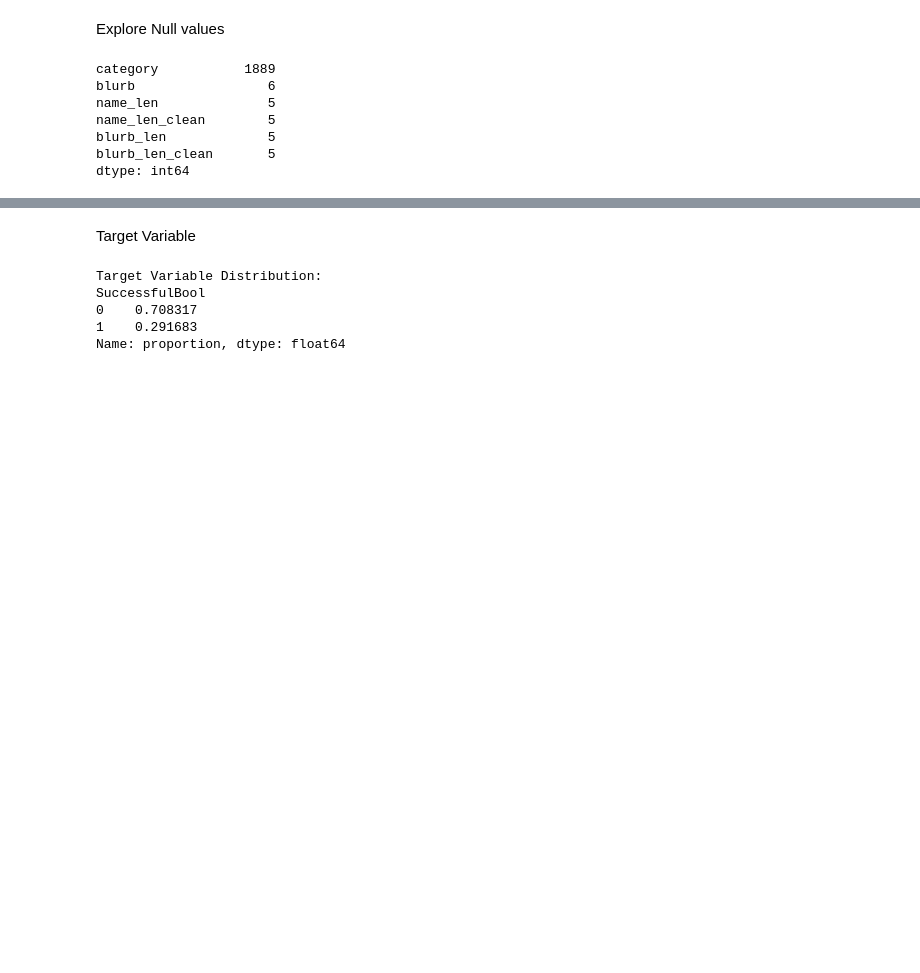
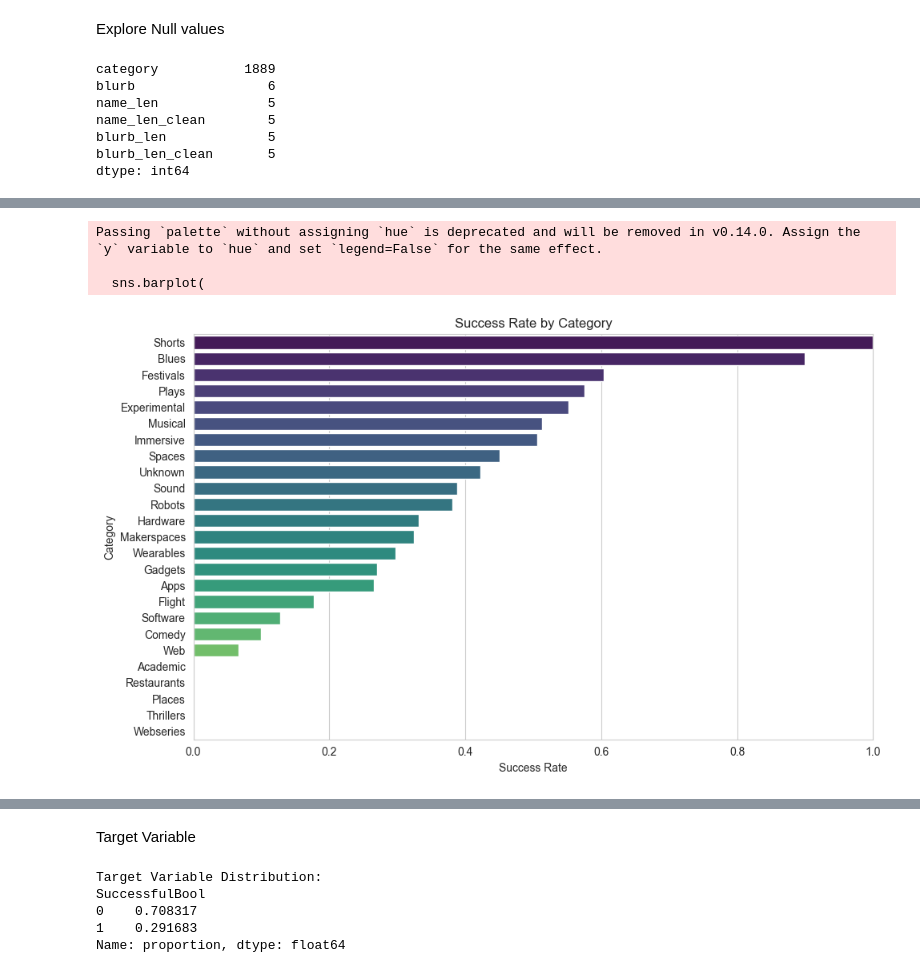
Before and after one commit to zarahtau/kickstarter-project-success-predictions, a Jupyter notebook: notebooks/eda.ipynb, the cells around one changed output, grey strips where cells are left out. Drawn from its saved outputs; the diff is of its cells as text; code cells hidden in the pictures; blank space fills up the shorter version.

Commit message:
Updated categories null and tfidf

```diff
--- a/notebooks/eda.ipynb
+++ b/notebooks/eda.ipynb
@@ -528,17 +509,3 @@ df.loc[mask_blurb_len, 'blurb_len'] = df.loc[mask_blurb_len, 'blurb'].apply(len)
 
 mask_blurb_len_clean = df['blurb_len_clean'].isnull()
 df.loc[mask_blurb_len_clean, 'blurb_len_clean'] = df.loc[mask_blurb_len_clean, 'blurb'].str.strip().str.lower().apply(len).astype(int)
-# %%
-df['category'] = df['category'].fillna('Unknown')
-plt.figure(figsize=(12, 6))
-sns.set_style("whitegrid")
-
-top_categories = df['category'].value_counts().nlargest(15)
-
-sns.barplot(x=top_categories.index, y=top_categories.values, palette='viridis')
-plt.xticks(rotation=45, ha='right')
-plt.title("Top 15 Most Frequent Project Categories")
-plt.xlabel("Category")
-plt.ylabel("Number of Projects")
-plt.tight_layout()
-plt.show()
@@ -549,0 +533,12 @@ Passing `palette` without assigning `hue` is deprecated and will be removed in v
+# %%
+df['category']        = df['category'].fillna('Unknown')
+freq = df['category'].value_counts(normalize=True)
+rare = freq[freq < 0.01].index   # anything under 1% frequency
+df['category_grouped'] = df['category'].where(
+    df['category'].isin(freq.nlargest(10).index),
+    other='Other'
+)
+
+df['category_grouped'] = df['category_grouped'].replace('Unknown', 'Other')
+
+print(df['category_grouped'].value_counts())
@@ -549,0 +558,24 @@ Passing `palette` without assigning `hue` is deprecated and will be removed in v
+# %%
+rate = df.groupby('category')['SuccessfulBool'] \
+         .mean() \
+         .sort_values(ascending=False) \
+         .reset_index()
+
+plt.figure(figsize=(10,6))
+sns.barplot(
+    x='SuccessfulBool',
+    y='category',
+    data=rate,
+    palette='viridis'
+)
+plt.xlabel("Success Rate")
+plt.ylabel("Category")
+plt.title("Success Rate by Category")
+plt.xlim(0,1)
+plt.tight_layout()
+plt.show()
+# %% [output]
+Passing `palette` without assigning `hue` is deprecated and will be removed in v0.14.0. Assign the `y` variable to `hue` and set `legend=False` for the same effect.
+
+  sns.barplot(
+[figure, added]
```
Also changed, not shown: parts of 21 cells of this notebook, 1 other file.
